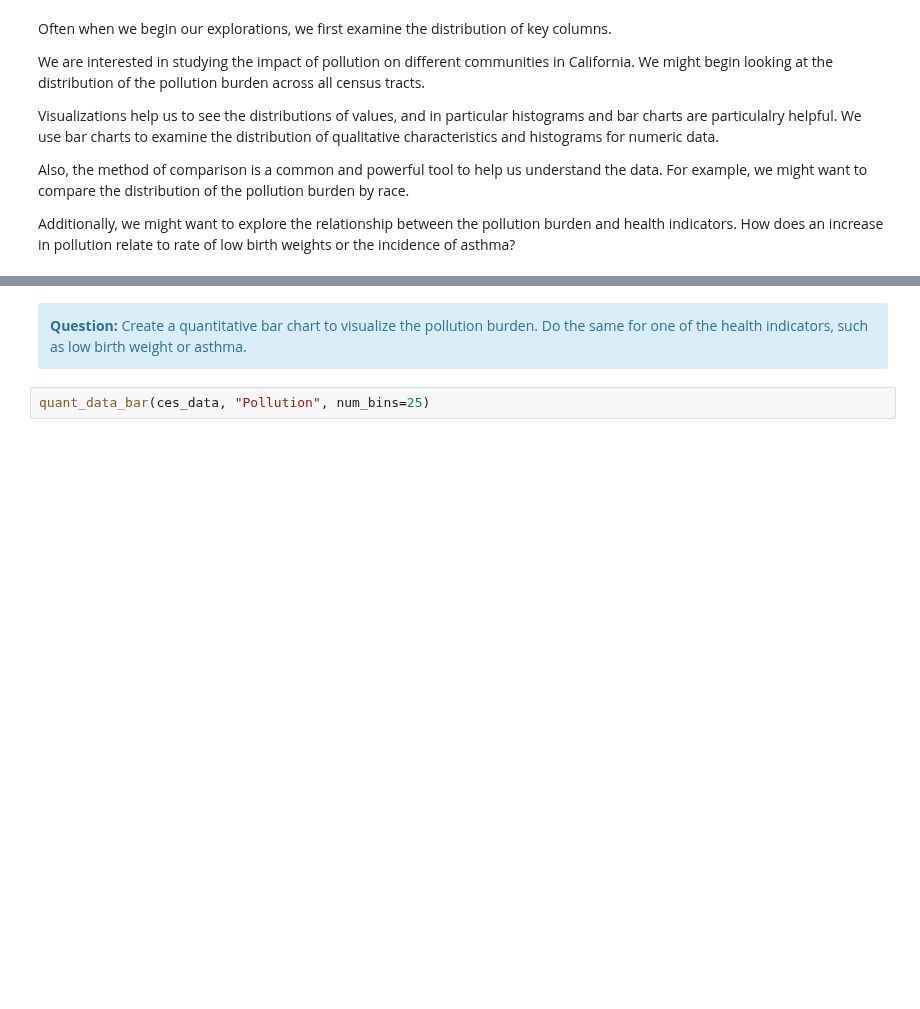
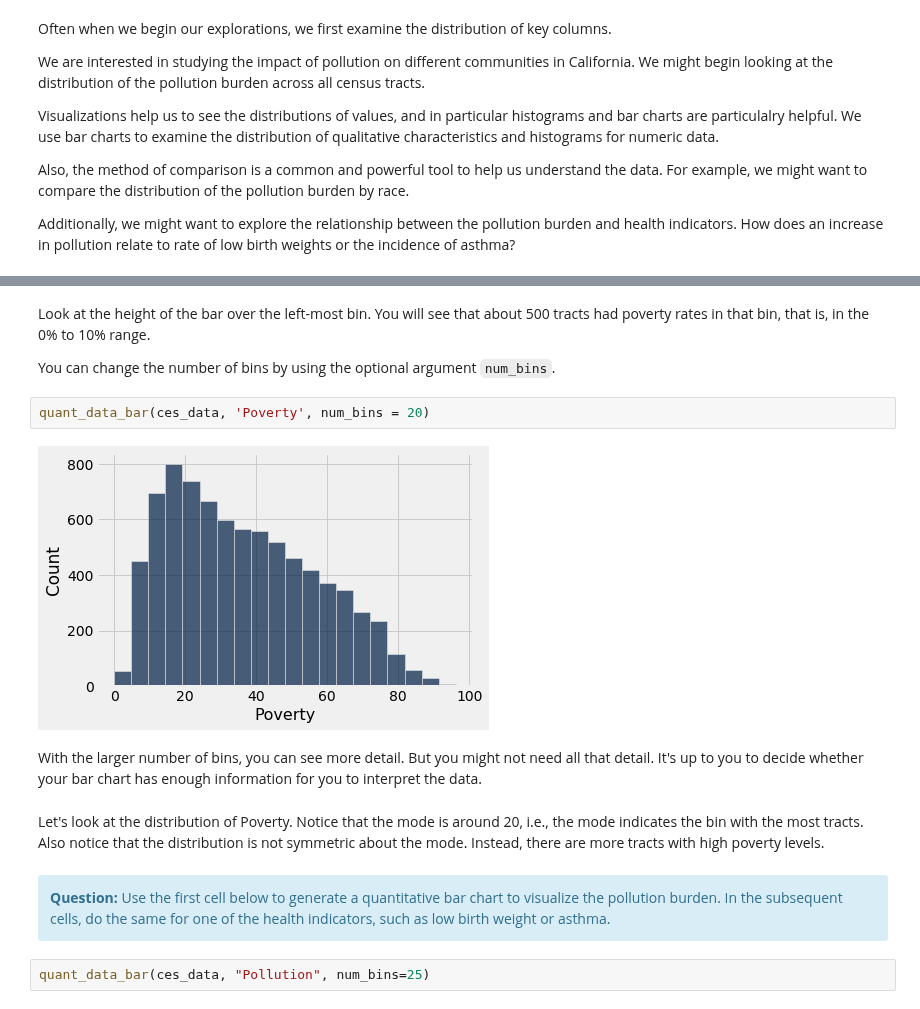
Before and after one commit to ds-modules/BUDS-SU21-Dev, a Jupyter notebook: Project_2/Pollution/Pollution.ipynb, the cells around one changed output, grey strips where cells are left out. Saved outputs shown, nothing was run; the diff lists cells and outputs as text; blank space fills up the shorter version.

```diff
--- a/Project_2/Pollution/Pollution.ipynb
+++ b/Project_2/Pollution/Pollution.ipynb
@@ -264,6 +264,18 @@ ADD SOMETHING ABOUT WHY SYMMETRY IS GOOD.
+# %% [markdown]
+Look at the height of the bar over the left-most bin. You will see that about 500 tracts had poverty rates in that bin, that is, in the 0% to 10% range.
+
+You can change the number of bins by using the optional argument `num_bins`.
+# %%
+quant_data_bar(ces_data, 'Poverty', num_bins = 20)
+# %% [output]
+[figure, added]
+# %% [markdown]
+With the larger number of bins, you can see more detail. But you might not need all that detail. It's up to you to decide whether your bar chart has enough information for you to interpret the data.
+# %% [markdown]
+Let's look at the distribution of Poverty. Notice that the mode is around 20, i.e., the mode indicates the bin with the most tracts. Also notice that the distribution is not symmetric about the mode. Instead, there are more tracts with high poverty levels.
 # %% [markdown]
 <div class="alert alert-info">
-<b>Question:</b> Create a quantitative bar chart to visualize the pollution burden. Do the same for one of the health indicators, such as low birth weight or asthma.
+<b>Question:</b> Use the first cell below to generate a quantitative bar chart to visualize the pollution burden. In the subsequent cells, do the same for one of the health indicators, such as low birth weight or asthma.
    </div>
 # %%
 quant_data_bar(ces_data, "Pollution", num_bins=25)
```
Also changed, not shown: parts of 35 cells of this notebook.
